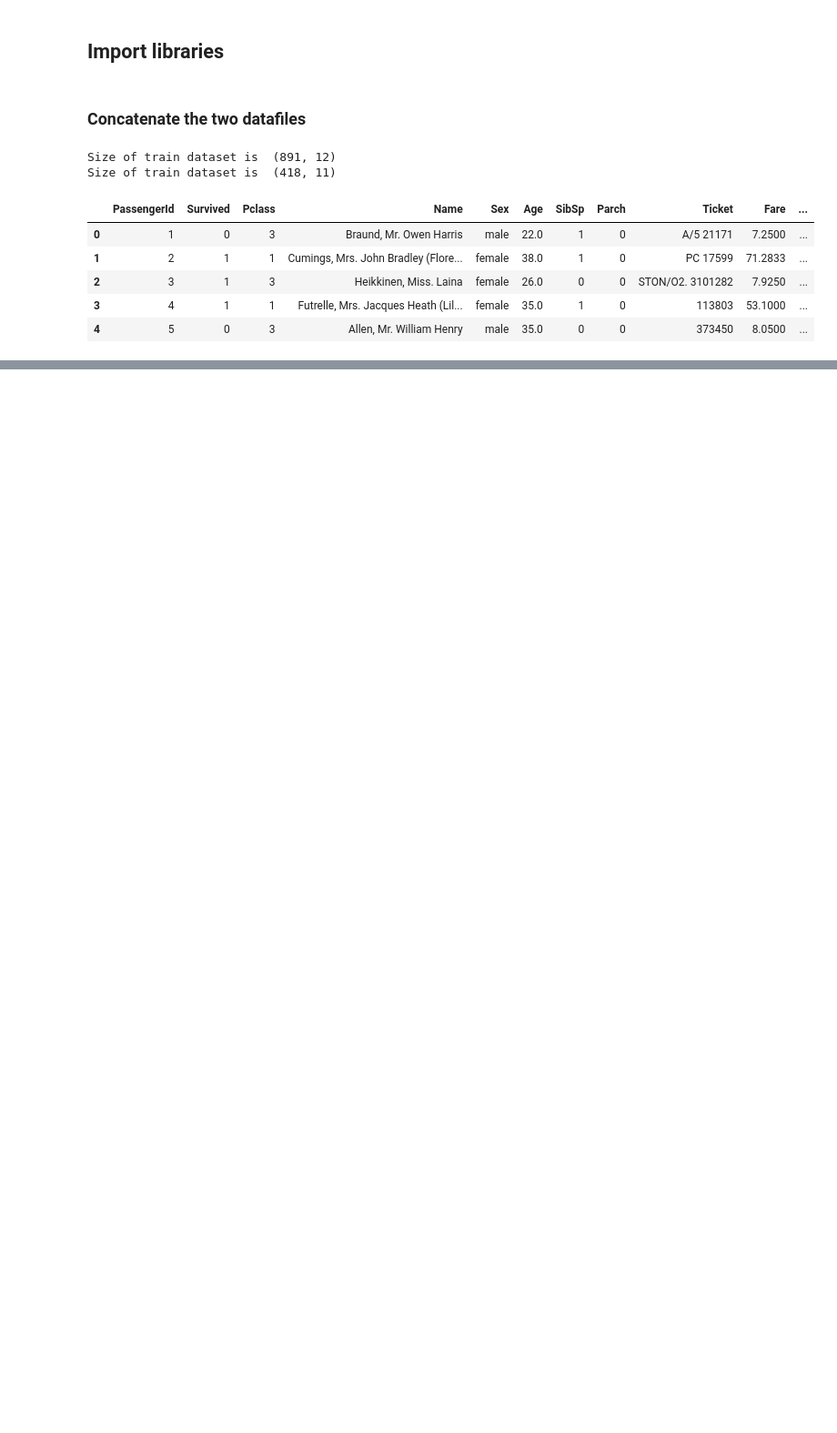
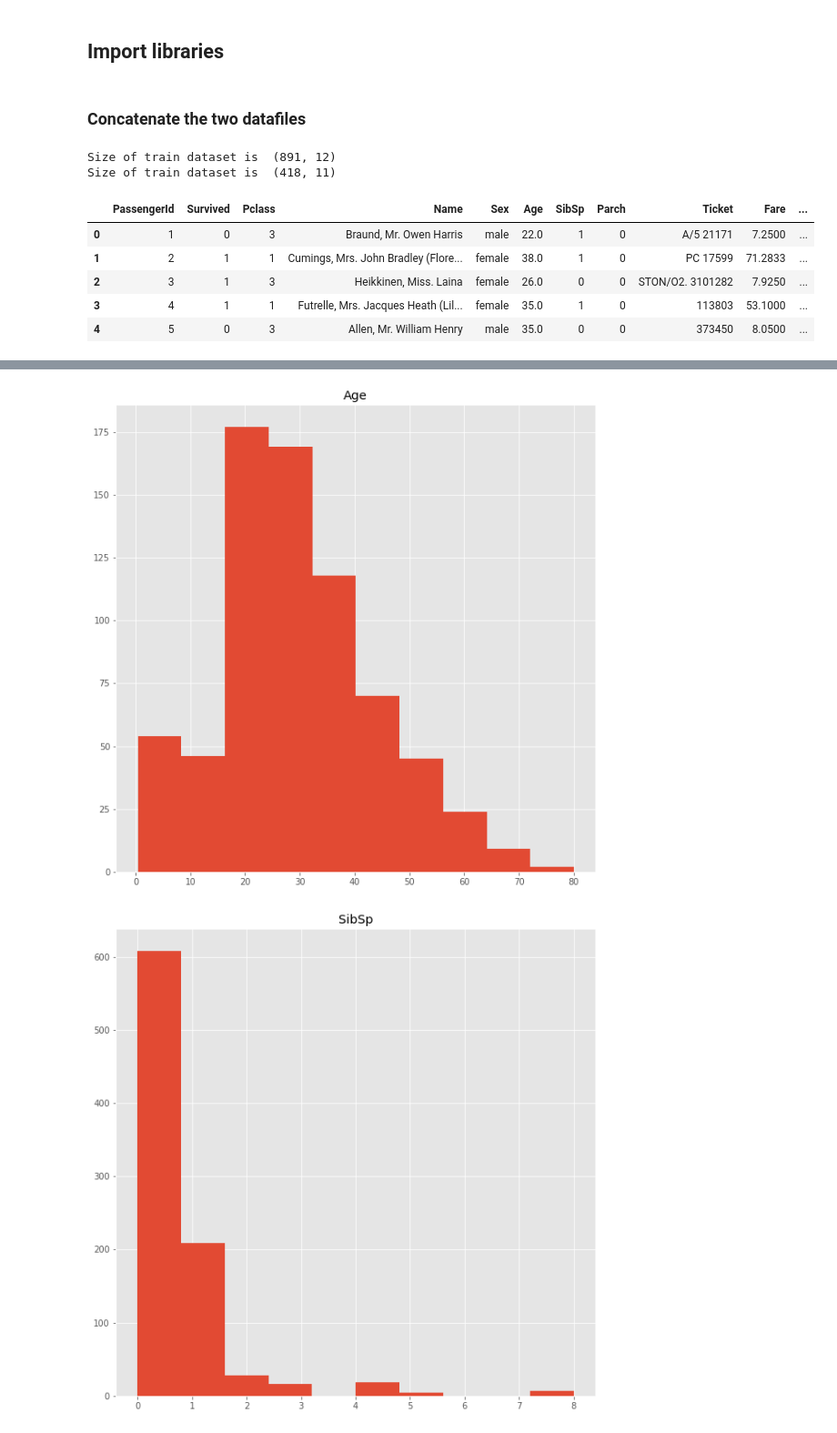
Before and after one commit to aman-singanamala/kaggle_practice, a Jupyter notebook: TItanic_ML/titanic.ipynb, the cells around one changed output, grey strips where cells are left out. Shown: that part at 91% size. Drawn from its saved outputs; the diff is of its cells as text; code cells hidden in the pictures; blank space fills up the shorter version.

```diff
--- a/TItanic_ML/titanic.ipynb
+++ b/TItanic_ML/titanic.ipynb
@@ -24,7 +24,7 @@ import numpy as np
 import pandas as pd
 import matplotlib.pyplot as plt
 import seaborn as sns
-plt.style.use("seaborn")
+plt.style.use("ggplot")
 # %% [markdown]
 ### Concatenate the two datafiles
 # %%
@@ -88,0 +92,10 @@ memory usage: 83.7+ KB
+# %%
+
+for i in data_num.columns:
+    plt.figure(figsize=(10,10))
+    plt.hist(data_num[i])
+    plt.title(i)
+    plt.show()
+# %% [output]
+[figure, added]
+[figure, added]
```
Also changed, not shown: parts of 15 cells of this notebook.
